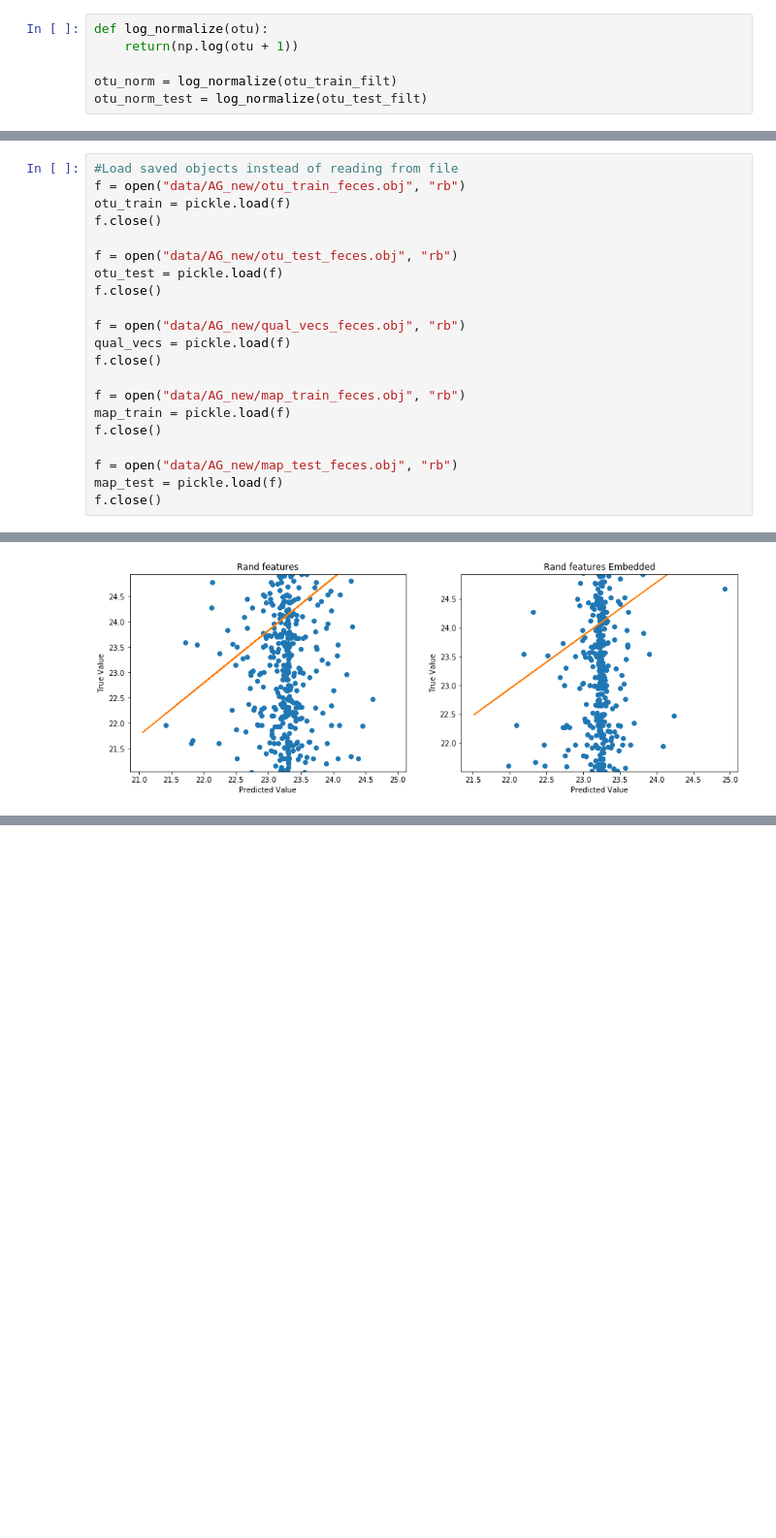
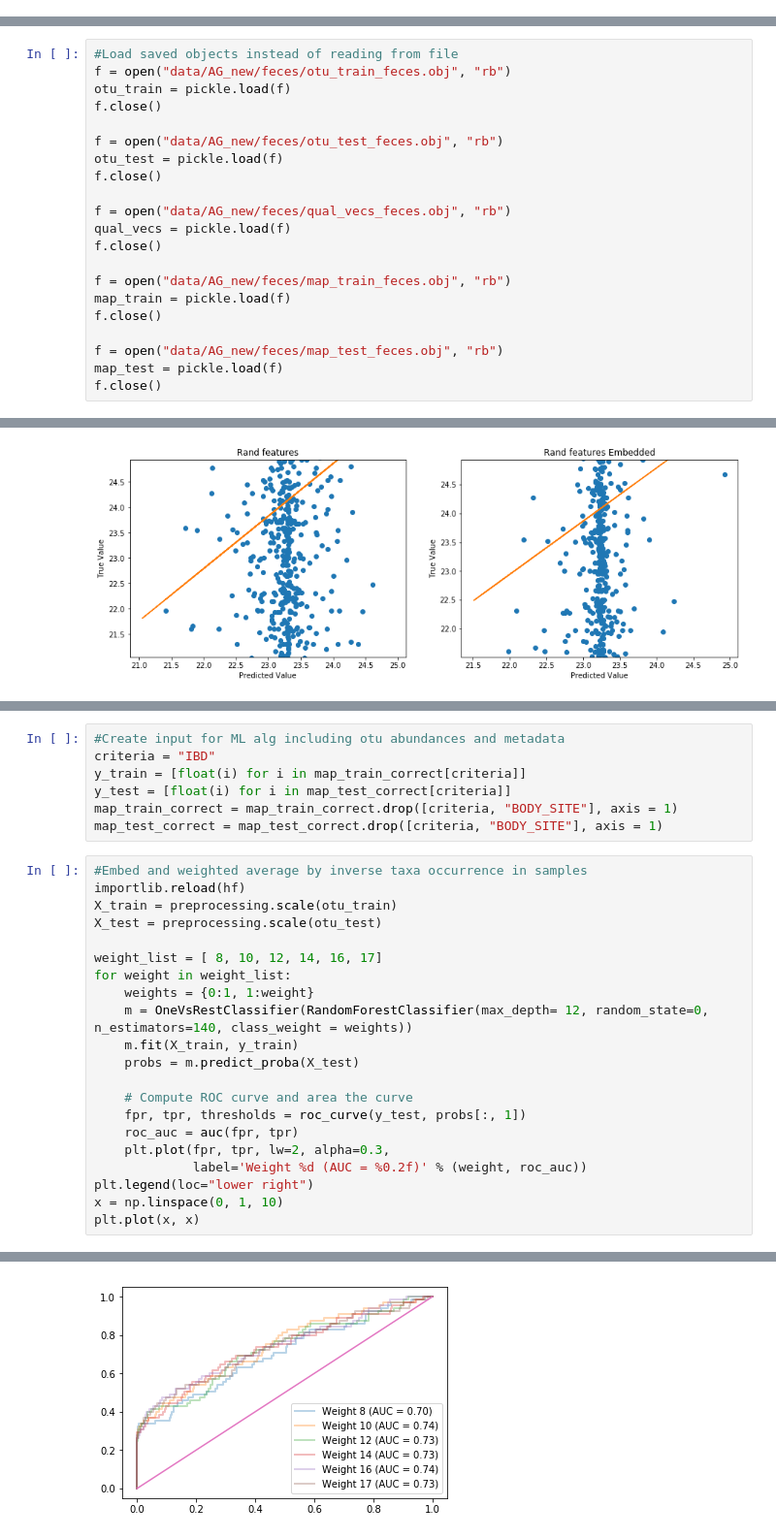
Before and after one commit to kiti15237/quality_vectors, a Jupyter notebook: machine_learning_AG.ipynb, the cells around one changed output, grey strips where cells are left out. Shown at 97% size. Saved outputs shown, nothing was run; the diff lists cells and outputs as text; blank space fills up the shorter version.

```diff
--- a/machine_learning_AG.ipynb
+++ b/machine_learning_AG.ipynb
@@ -171,9 +108,3 @@ print(otu_train_filt.shape)
 (5820, 10498)
 # %%
 map_train.iloc[0:10, 0:10].to_csv("map_tmp.csv")
-# %%
-def log_normalize(otu):
-    return(np.log(otu + 1))
-
-otu_norm = log_normalize(otu_train_filt)
-otu_norm_test = log_normalize(otu_test_filt)
@@ -452,22 +355,22 @@ otu_test = copy.deepcopy(otu_test_filt)
 # %%
 #Load saved objects instead of reading from file
-f = open("data/AG_new/otu_train_feces.obj", "rb")
+f = open("data/AG_new/feces/otu_train_feces.obj", "rb")
 otu_train = pickle.load(f)
 f.close()
 
-f = open("data/AG_new/otu_test_feces.obj", "rb")
+f = open("data/AG_new/feces/otu_test_feces.obj", "rb")
 otu_test = pickle.load(f)
 f.close()
 
-f = open("data/AG_new/qual_vecs_feces.obj", "rb")
+f = open("data/AG_new/feces/qual_vecs_feces.obj", "rb")
 qual_vecs = pickle.load(f)
 f.close()
 
-f = open("data/AG_new/map_train_feces.obj", "rb")
+f = open("data/AG_new/feces/map_train_feces.obj", "rb")
 map_train = pickle.load(f)
 f.close()
 
-f = open("data/AG_new/map_test_feces.obj", "rb")
+f = open("data/AG_new/feces/map_test_feces.obj", "rb")
 map_test = pickle.load(f)
 f.close()
 # %%
@@ -768,0 +836,29 @@ Linear Error3.8585681773070166   MSE: 35.097798837249655
+# %%
+#Create input for ML alg including otu abundances and metadata
+criteria = "IBD"
+y_train = [float(i) for i in map_train_correct[criteria]]
+y_test = [float(i) for i in map_test_correct[criteria]]
+map_train_correct = map_train_correct.drop([criteria, "BODY_SITE"], axis = 1)
+map_test_correct = map_test_correct.drop([criteria, "BODY_SITE"], axis = 1)
+# %%
+#Embed and weighted average by inverse taxa occurrence in samples
+importlib.reload(hf)
+X_train = preprocessing.scale(otu_train)
+X_test = preprocessing.scale(otu_test)
+
+weight_list = [ 8, 10, 12, 14, 16, 17]
+for weight in weight_list:
+    weights = {0:1, 1:weight}
+    m = OneVsRestClassifier(RandomForestClassifier(max_depth= 12, random_state=0, n_estimators=140, class_weight = weights))
+    m.fit(X_train, y_train)
+    probs = m.predict_proba(X_test)
+
+    # Compute ROC curve and area the curve
+    fpr, tpr, thresholds = roc_curve(y_test, probs[:, 1])
+    roc_auc = auc(fpr, tpr)
+    plt.plot(fpr, tpr, lw=2, alpha=0.3,
+             label='Weight %d (AUC = %0.2f)' % (weight, roc_auc))
+plt.legend(loc="lower right")
+x = np.linspace(0, 1, 10)
+plt.plot(x, x)
+# %% [output]
@@ -768,0 +866 @@ Linear Error3.8585681773070166   MSE: 35.097798837249655
+[figure, added]
```
Also changed, not shown: parts of 51 cells of this notebook, 5 other files.
